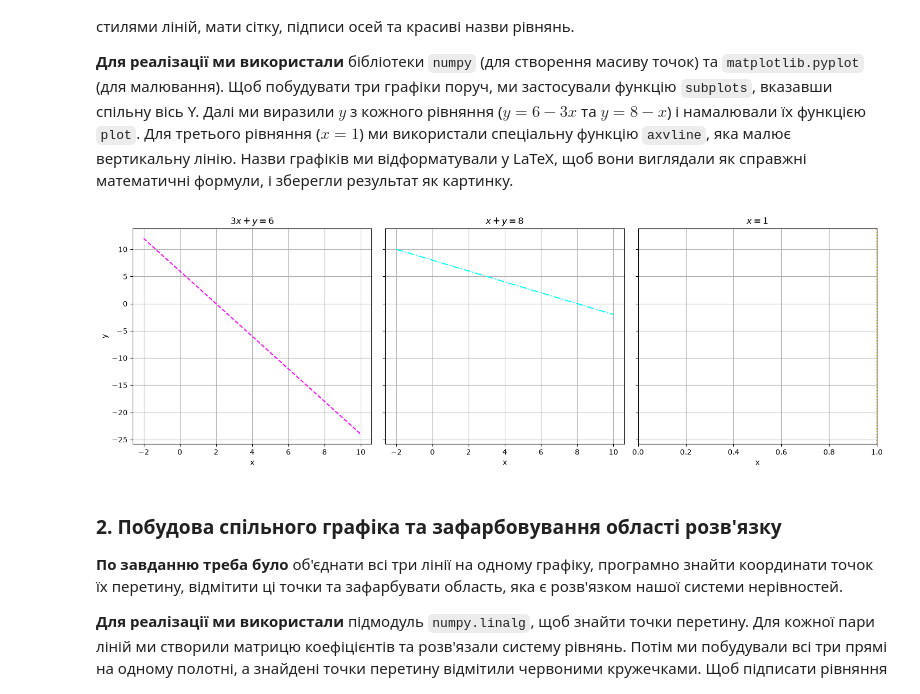
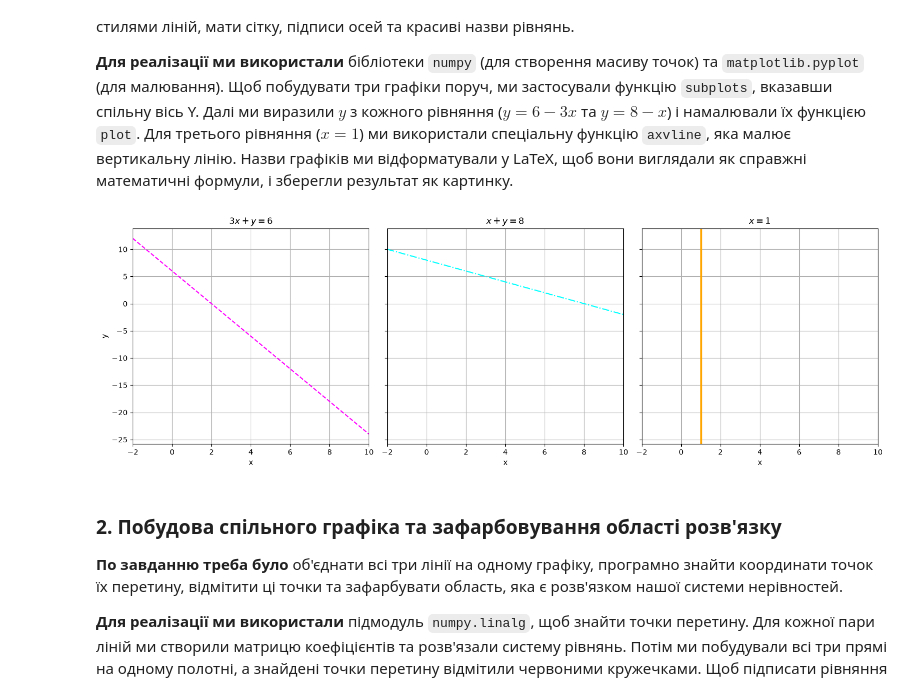
Before and after one commit to Karpenko3/Python, a Jupyter notebook: Lab7/lab7.ipynb, the cells around one changed output. Drawn from its saved outputs; the diff is of its cells as text; code cells hidden in the pictures.

```diff
--- a/Lab7/lab7.ipynb
+++ b/Lab7/lab7.ipynb
@@ -21,34 +21,38 @@ $$
 # %%
 import numpy as np
 import matplotlib.pyplot as plt
 
 x = np.linspace(-2, 10, 400)
 y1 = 6 - 3 * x
 y2 = 8 - x
 
 fig, axes = plt.subplots(1, 3, figsize=(15, 5), sharey=True)
 
 axes[0].plot(x, y1, color='magenta', linestyle='--', label=r'$3x + y = 6$')
 axes[0].set_title(r'$3x + y = 6$')
 axes[0].grid(True)
 axes[0].set_xlabel('x')
 axes[0].set_ylabel('y')
+axes[0].set_xlim(-2, 10)
 
 axes[1].plot(x, y2, color='cyan', linestyle='-.', label=r'$x + y = 8$')
 axes[1].set_title(r'$x + y = 8$')
 axes[1].grid(True)
 axes[1].set_xlabel('x')
+axes[1].set_xlim(-2, 10)
 
-axes[2].axvline(x=1, color='orange', linestyle=':', label=r'$x = 1$')
+
+axes[2].axvline(x=1, color='orange', linestyle='-', linewidth=2.5, label=r'$x = 1$')
 axes[2].set_title(r'$x = 1$')
 axes[2].grid(True)
 axes[2].set_xlabel('x')
+axes[2].set_xlim(-2, 10)
 
 plt.tight_layout()
 plt.savefig('subplots.png')
 plt.show()
 # %% [output]
-[figure, old version]
+[figure, new version]
 # %% [markdown]
 ### 2. Побудова спільного графіка та зафарбовування області розв'язку
 **По завданню треба було** об'єднати всі три лінії на одному графіку, програмно знайти координати точок їх перетину, відмітити ці точки та зафарбувати область, яка є розв'язком нашої системи нерівностей.
```
Also changed, not shown: parts of 1 cell of this notebook, 1 other file.
